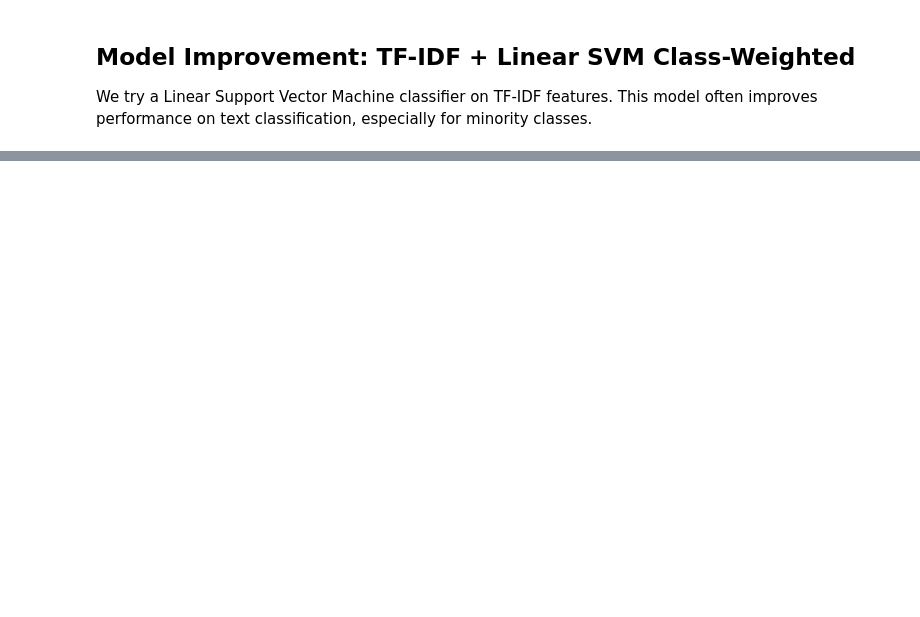
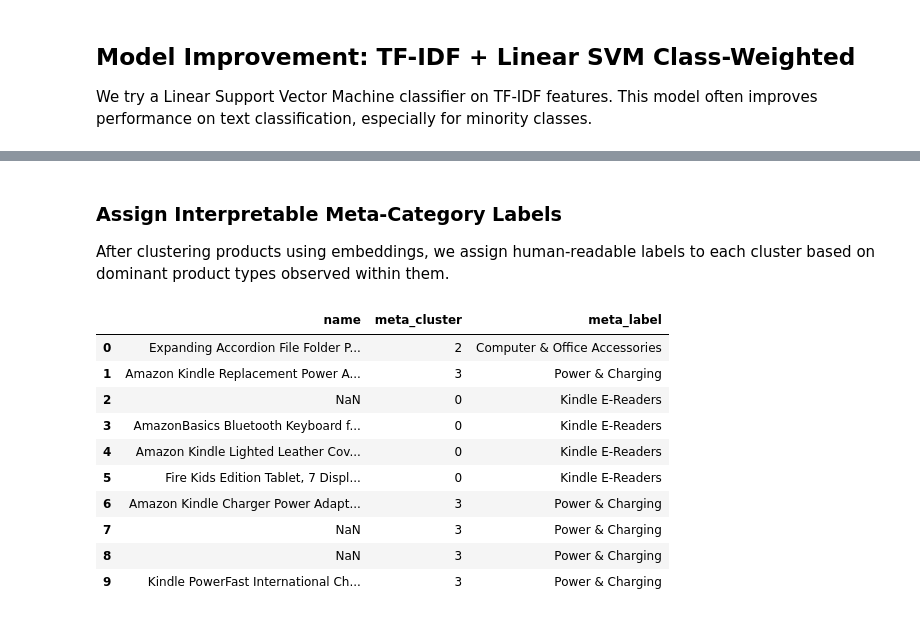
Before and after one commit to benhuntdev/Iron-kaggle-project---AI-user-reviews-aggregator, a Jupyter notebook: code/model2.ipynb, the cells around one changed output, grey strips where cells are left out. Cells and saved outputs as stored; diff of their text form; code cells hidden in the pictures; blank space fills up the shorter version.

```diff
--- a/code/model2.ipynb
+++ b/code/model2.ipynb
@@ -422,0 +611,28 @@ weighted avg       0.95      0.95      0.95     12808
+# %% [markdown]
+### Assign Interpretable Meta-Category Labels
+
+After clustering products using embeddings, we assign human-readable labels
+to each cluster based on dominant product types observed within them.
+# %%
+meta_names = {
+    0: "Kindle E-Readers",
+    1: "Alexa & Echo Devices",
+    2: "Computer & Office Accessories",
+    3: "Power & Charging",
+    4: "Fire Tablets"
+}
+
+product_text_df["meta_label"] = product_text_df["meta_cluster"].map(meta_names)
+product_text_df[["name", "meta_cluster", "meta_label"]].head(10)
+# %% [output]
+|  | name | meta_cluster | meta_label |
+| 0 | Expanding Accordion File Folder P... | 2 | Computer & Office Accessories |
+| 1 | Amazon Kindle Replacement Power A... | 3 | Power & Charging |
+| 2 | NaN | 0 | Kindle E-Readers |
+| 3 | AmazonBasics Bluetooth Keyboard f... | 0 | Kindle E-Readers |
+| 4 | Amazon Kindle Lighted Leather Cov... | 0 | Kindle E-Readers |
+| 5 | Fire Kids Edition Tablet, 7 Displ... | 0 | Kindle E-Readers |
+| 6 | Amazon Kindle Charger Power Adapt... | 3 | Power & Charging |
+| 7 | NaN | 3 | Power & Charging |
+| 8 | NaN | 3 | Power & Charging |
+| 9 | Kindle PowerFast International Ch... | 3 | Power & Charging |
```
Also changed, not shown: parts of 39 cells of this notebook, 2 other files.
